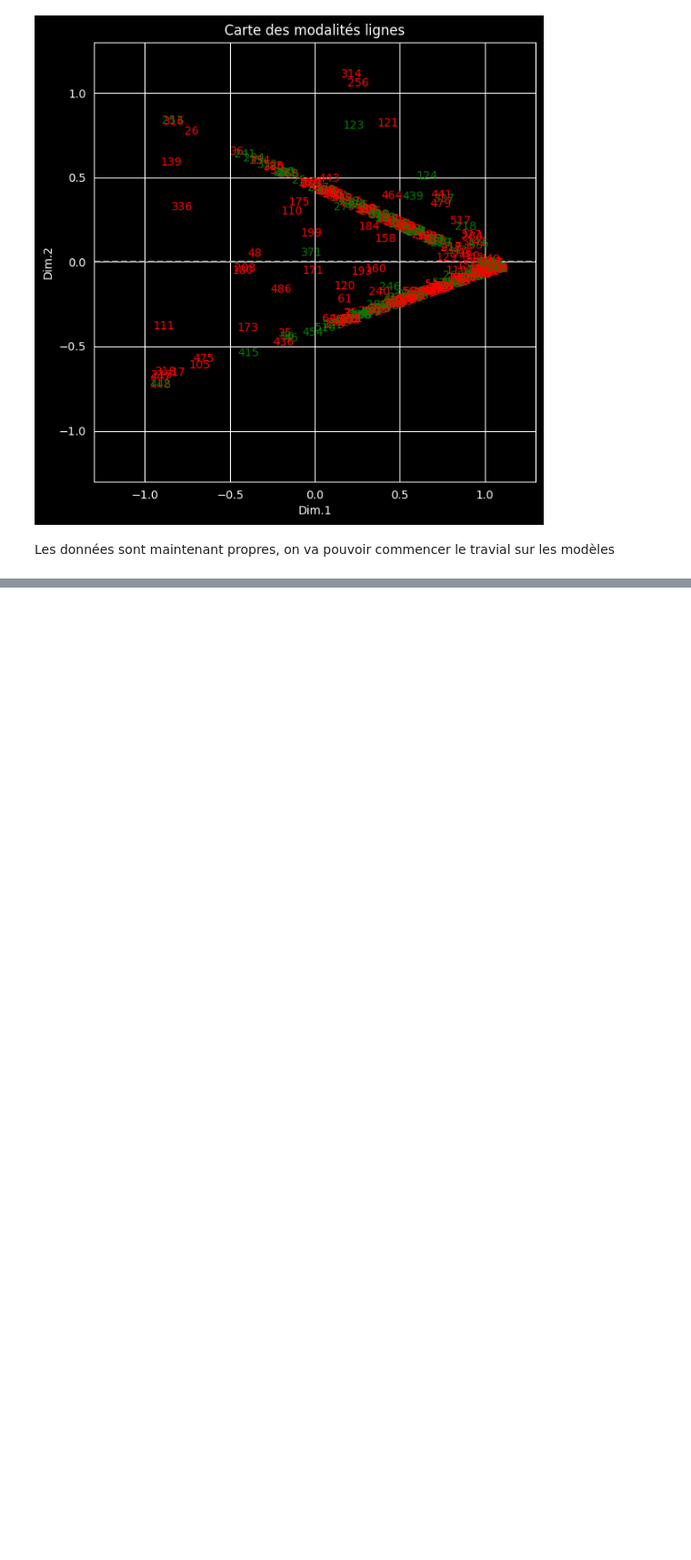
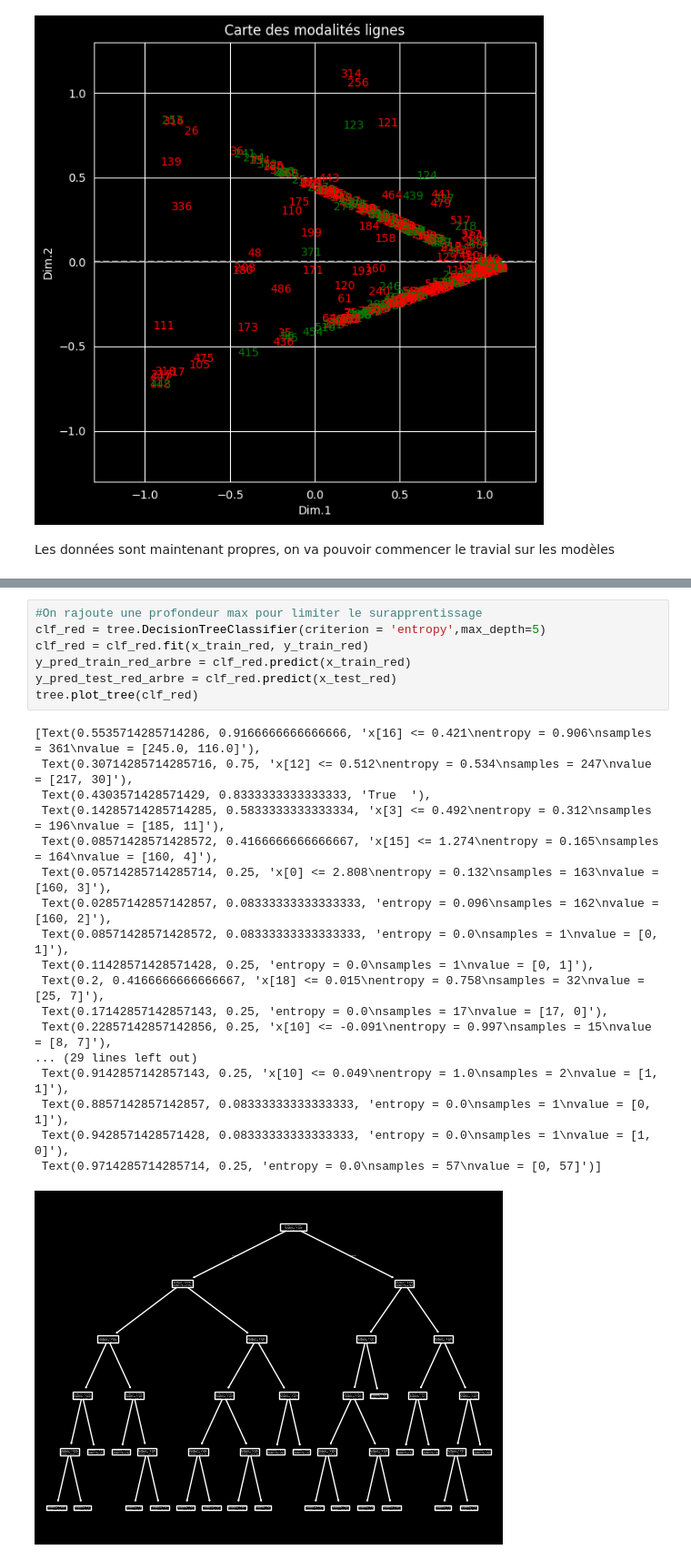
Before and after one commit to segolenegroelly/MachineLearningPCOS, a Jupyter notebook: MachineLearningPCOS.ipynb, the cells around one changed output, grey strips where cells are left out. Shown at 91% size. Drawn from its saved outputs; the diff is of its cells as text; blank space fills up the shorter version.

```diff
--- a/MachineLearningPCOS.ipynb
+++ b/MachineLearningPCOS.ipynb
@@ -470,0 +530,26 @@ Text(0.5, 1.0, 'Matrice de Confusion - Test')
+# %%
+#On rajoute une profondeur max pour limiter le surapprentissage
+clf_red = tree.DecisionTreeClassifier(criterion = 'entropy',max_depth=5)
+clf_red = clf_red.fit(x_train_red, y_train_red)
+y_pred_train_red_arbre = clf_red.predict(x_train_red)
+y_pred_test_red_arbre = clf_red.predict(x_test_red)
+tree.plot_tree(clf_red)
+# %% [output]
+[Text(0.5535714285714286, 0.9166666666666666, 'x[16] <= 0.421\nentropy = 0.906\nsamples = 361\nvalue = [245.0, 116.0]'),
+ Text(0.30714285714285716, 0.75, 'x[12] <= 0.512\nentropy = 0.534\nsamples = 247\nvalue = [217, 30]'),
+ Text(0.4303571428571429, 0.8333333333333333, 'True  '),
+ Text(0.14285714285714285, 0.5833333333333334, 'x[3] <= 0.492\nentropy = 0.312\nsamples = 196\nvalue = [185, 11]'),
+ Text(0.08571428571428572, 0.4166666666666667, 'x[15] <= 1.274\nentropy = 0.165\nsamples = 164\nvalue = [160, 4]'),
+ Text(0.05714285714285714, 0.25, 'x[0] <= 2.808\nentropy = 0.132\nsamples = 163\nvalue = [160, 3]'),
+ Text(0.02857142857142857, 0.08333333333333333, 'entropy = 0.096\nsamples = 162\nvalue = [160, 2]'),
+ Text(0.08571428571428572, 0.08333333333333333, 'entropy = 0.0\nsamples = 1\nvalue = [0, 1]'),
+ Text(0.11428571428571428, 0.25, 'entropy = 0.0\nsamples = 1\nvalue = [0, 1]'),
+ Text(0.2, 0.4166666666666667, 'x[18] <= 0.015\nentropy = 0.758\nsamples = 32\nvalue = [25, 7]'),
+ Text(0.17142857142857143, 0.25, 'entropy = 0.0\nsamples = 17\nvalue = [17, 0]'),
+ Text(0.22857142857142856, 0.25, 'x[10] <= -0.091\nentropy = 0.997\nsamples = 15\nvalue = [8, 7]'),
+... (29 lines left out)
+ Text(0.9142857142857143, 0.25, 'x[10] <= 0.049\nentropy = 1.0\nsamples = 2\nvalue = [1, 1]'),
+ Text(0.8857142857142857, 0.08333333333333333, 'entropy = 0.0\nsamples = 1\nvalue = [0, 1]'),
+ Text(0.9428571428571428, 0.08333333333333333, 'entropy = 0.0\nsamples = 1\nvalue = [1, 0]'),
+ Text(0.9714285714285714, 0.25, 'entropy = 0.0\nsamples = 57\nvalue = [0, 57]')]
+[figure, added]
```
Also changed, not shown: parts of 42 cells of this notebook.
